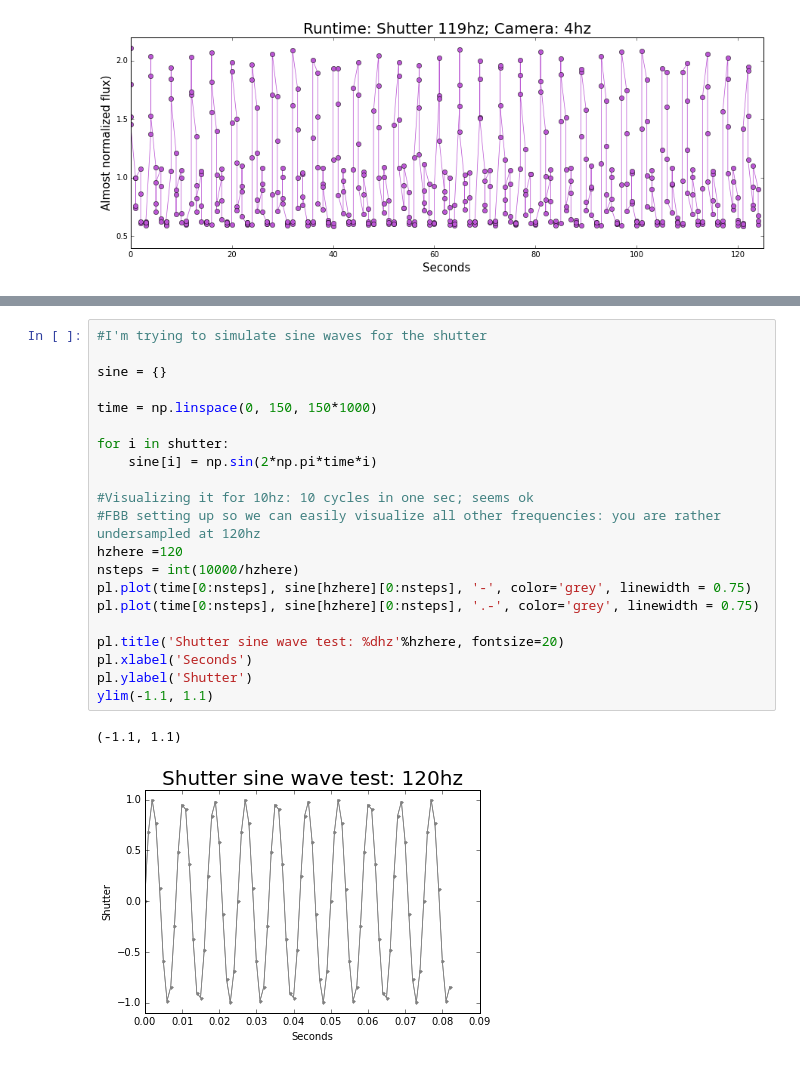
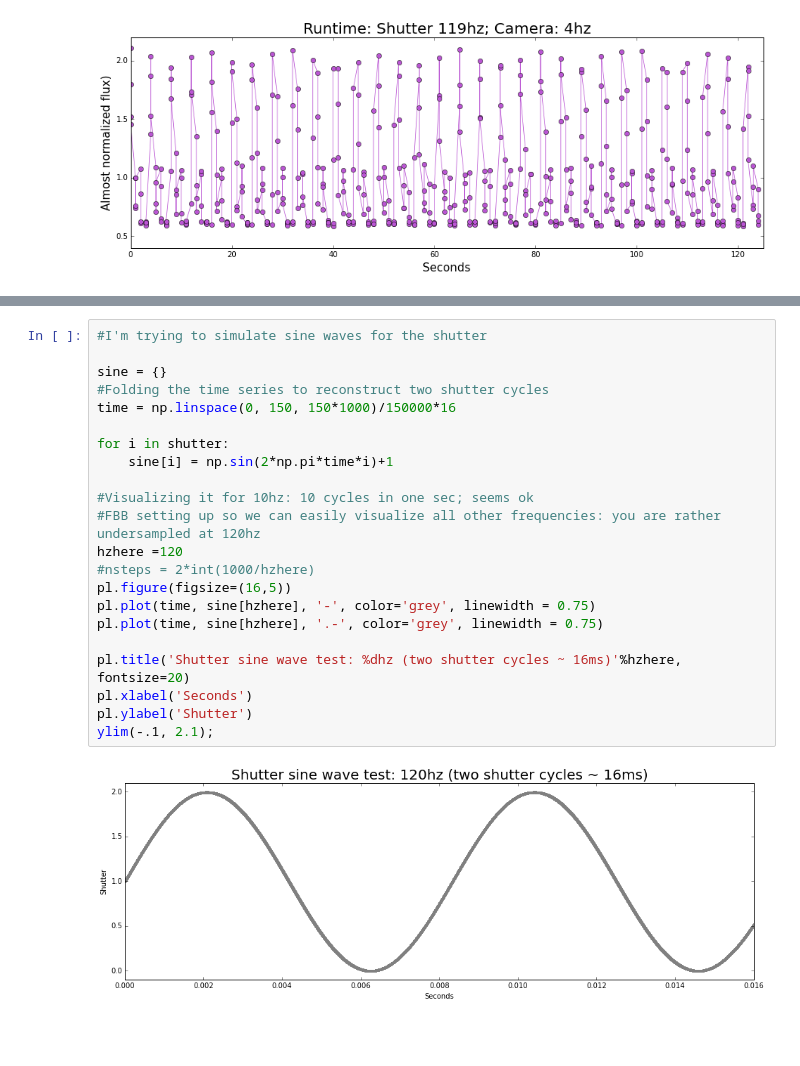
Before and after one commit to fedhere/detect120, a Jupyter notebook: LEDtest.ipynb, the cells around one changed output, grey strips where cells are left out. Cells and saved outputs as stored; diff of their text form; blank space fills up the shorter version.

Commit message:
folding time series

```diff
--- a/LEDtest.ipynb
+++ b/LEDtest.ipynb
@@ -204,27 +190,27 @@ cam35[np.arange(150000)%286 == 0] = 1
 # %%
 #I'm trying to simulate sine waves for the shutter
 
 sine = {}
-
-time = np.linspace(0, 150, 150*1000)
+#Folding the time series to reconstruct two shutter cycles
+time = np.linspace(0, 150, 150*1000)/150000*16
 
 for i in shutter:
-    sine[i] = np.sin(2*np.pi*time*i)
+    sine[i] = np.sin(2*np.pi*time*i)+1
 
 #Visualizing it for 10hz: 10 cycles in one sec; seems ok
 #FBB setting up so we can easily visualize all other frequencies: you are rather undersampled at 120hz
 hzhere =120
-nsteps = int(10000/hzhere)
-pl.plot(time[0:nsteps], sine[hzhere][0:nsteps], '-', color='grey', linewidth = 0.75)
-pl.plot(time[0:nsteps], sine[hzhere][0:nsteps], '.-', color='grey', linewidth = 0.75)
+#nsteps = 2*int(1000/hzhere)
+pl.figure(figsize=(16,5))
+pl.plot(time, sine[hzhere], '-', color='grey', linewidth = 0.75)
+pl.plot(time, sine[hzhere], '.-', color='grey', linewidth = 0.75)
 
-pl.title('Shutter sine wave test: %dhz'%hzhere, fontsize=20)
+pl.title('Shutter sine wave test: %dhz (two shutter cycles ~ 16ms)'%hzhere, fontsize=20)
 pl.xlabel('Seconds')
 pl.ylabel('Shutter')
-ylim(-1.1, 1.1)
+ylim(-.1, 2.1);
 # %% [output]
-(-1.1, 1.1)
-[figure, old version]
+[figure, new version]
 # %%
 #Plotting the "theoretical" fluxes for camera speed of 4hz
 #This flux equals the points in which the camera "meets" the shutter wave
```
Also changed, not shown: parts of 9 cells of this notebook.
